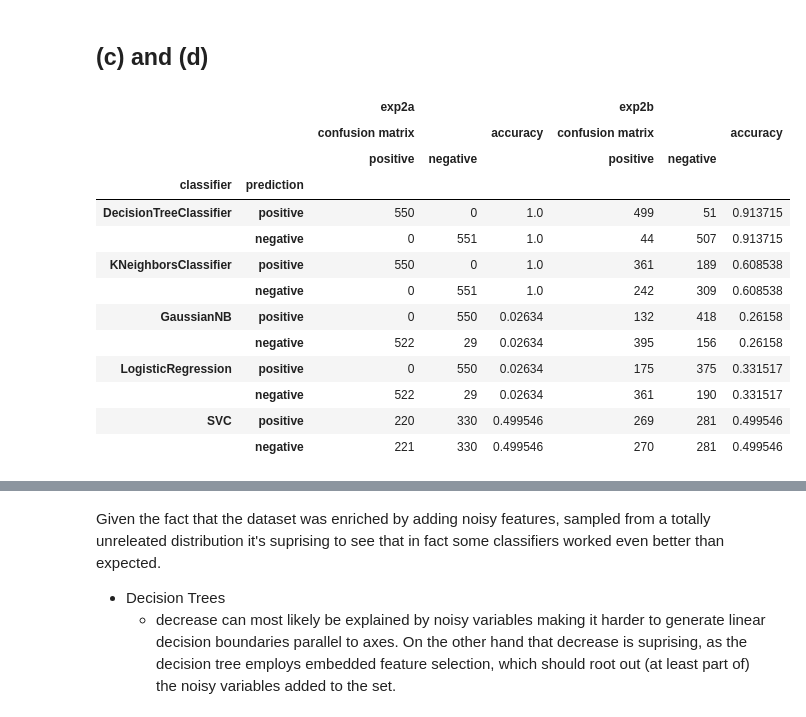
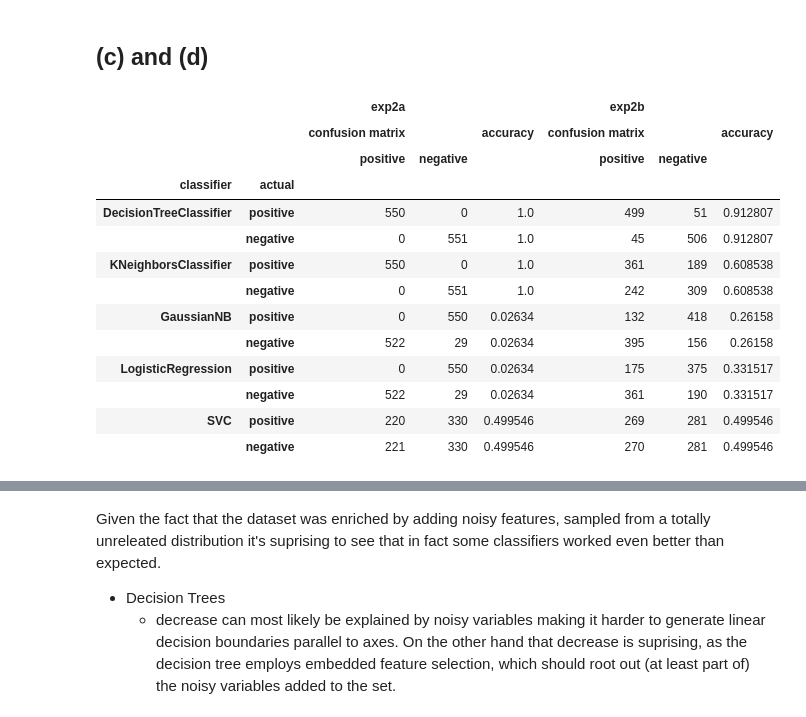
Before and after one commit to unofficial-Jona/Data-Mining, a Jupyter notebook: Lab2/Lab2.ipynb, the cells around one changed output, grey strips where cells are left out. Drawn from its saved outputs; the diff is of its cells as text; code cells hidden in the pictures.

```diff
--- a/Lab2/Lab2.ipynb
+++ b/Lab2/Lab2.ipynb
@@ -57,7 +57,7 @@ results_b_c.index.names = ['k', 'predicted']
 for exp in [exp1a, exp1b, exp1c]:
     for k in [1,5,11,21]:
         knn = KNeighborsClassifier(n_neighbors=k)
-        y_predict = cross_val_predict(knn, exp[['x', 'y']], exp['class'], cv=10)
+        y_predict = cross_val_predict(knn, exp[['x', 'y']].values, exp['class'], cv=10)
         results_b_c.loc[k,(exp.name, 'confusion matrix')] = confusion_matrix(exp['class'], y_predict)
         results_b_c.loc[k,(exp.name, 'accuracy')] = accuracy_score(exp['class'], y_predict)
 results_b_c
@@ -116,7 +116,7 @@ results_d.index.names = ['k', 'predicted']
 for exp in [exp1a, exp1b, exp1c]:
     for k in [1,5,11,21]:
         knn = KNeighborsClassifier(n_neighbors=k, weights='distance')
-        y_predict = cross_val_predict(knn, exp[['x', 'y']], exp['class'], cv=10)
+        y_predict = cross_val_predict(knn, exp[['x', 'y']].values, exp['class'].values, cv=10)
         results_d.loc[k,(exp.name, 'confusion matrix')] = confusion_matrix(exp['class'], y_predict)
         results_d.loc[k,(exp.name, 'accuracy')] = accuracy_score(exp['class'], y_predict)
 results_d
@@ -273,8 +276,8 @@ Gausian Gausian Naive Bayes, Logistic Regression and SVC show an accuracy that c
 # %% [markdown]
 ### Gausian Naive Bayes
 # %%
-X = exp2a.iloc[:,:-1]
-y = exp2a.iloc[:,-1]
+X = exp2a.iloc[:,:-1].values
+y = exp2a.iloc[:,-1].values
 
 list_improved_clf = []
 gs_gnb = GridSearchCV(gau_nav_bay, {'var_smoothing': np.logspace(300,0, num=200)}, cv=10, n_jobs=-1)
@@ -289,16 +292,20 @@ gs_gnb.best_params_
 space = dict()
 space['solver'] = ['newton-cg', 'lbfgs', 'liblinear']
 space['penalty'] = ['none', 'l1', 'l2', 'elasticnet']
-space['C'] = np.logspace(-5,5, num=200)
+space['C'] = np.logspace(-5,5, num=20)
 model = LogisticRegression()
 
 # disable warnings to increase readability. Some combinations of penalty asd C values produce errors.
 warnings.simplefilter(action='ignore', category=UserWarning)
+warnings.simplefilter(action='ignore', category=sklearn.exceptions.FitFailedWarning)
 
-gs_lr = RandomizedSearchCV(model, space, cv=10, n_jobs=-1, n_iter=500, scoring='accuracy')
+
+gs_lr = RandomizedSearchCV(model, space, cv=10, n_jobs=-1, n_iter=500, scoring='accuracy', error_score=0)
 gs_lr.fit(X,y)
 improved_clfs.append(gs_lr)
 
 warnings.simplefilter(action='default', category=UserWarning)
+warnings.simplefilter(action='default', category=sklearn.exceptions.FitFailedWarning)
+
 gs_lr.best_params_
 # %% [output]
@@ -355,37 +362,37 @@ cols = [
     np.concatenate([([i]*3) for i in ['exp2a', 'exp2b']], axis=0),
     ['confusion matrix', 'confusion matrix', 'accuracy']*2,
     ['positive', 'negative', '']*2
     ]
 idx = [
     np.concatenate([([str(i.__class__).split('.')[-1][:-2]]*2) for i in [des_tree, knn, gau_nav_bay, log_reg, svm_clf]], axis=0),
     ['positive', 'negative'] * 5
 ]
 results_2_c_d = pd.DataFrame(columns=cols, index = idx)
-results_2_c_d.index.names = ['classifier', 'prediction']
+results_2_c_d.index.names = ['classifier', 'actual']
 
 
 for exp in [exp2a, exp2b]:
     X = exp.iloc[:, :-1].values
     y = exp.iloc[:,-1].values
 
     scaler = StandardScaler()
     X = scaler.fit_transform(X)
 
     for clf in [des_tree, knn, gau_nav_bay, log_reg, svm_clf]:
         name = str(clf.__class__).split('.')[-1][:-2]
         y_predict = cross_val_predict(clf, X, y)
         cm = confusion_matrix(y, y_predict)
         acc = accuracy_score(y, y_predict)
         results_2_c_d.loc[name,(exp.name, 'confusion matrix')] = cm
         results_2_c_d.loc[name,(exp.name, 'accuracy')] = acc
 results_2_c_d
 # %% [output]
 |  |  | exp2a |  |  | exp2b |  |  |
 |  |  | confusion matrix |  | accuracy | confusion matrix |  | accuracy |
 |  |  | positive | negative |  | positive | negative |  |
-| classifier | prediction |  |  |  |  |  |  |
-| DecisionTreeClassifier | positive | 550 | 0 | 1.0 | 499 | 51 | 0.913715 |
-|  | negative | 0 | 551 | 1.0 | 44 | 507 | 0.913715 |
+| classifier | actual |  |  |  |  |  |  |
+| DecisionTreeClassifier | positive | 550 | 0 | 1.0 | 499 | 51 | 0.912807 |
+|  | negative | 0 | 551 | 1.0 | 45 | 506 | 0.912807 |
 | KNeighborsClassifier | positive | 550 | 0 | 1.0 | 361 | 189 | 0.608538 |
 |  | negative | 0 | 551 | 1.0 | 242 | 309 | 0.608538 |
 | GaussianNB | positive | 0 | 550 | 0.02634 | 132 | 418 | 0.26158 |
```
Also changed, not shown: parts of 13 cells of this notebook, 7 other files.
